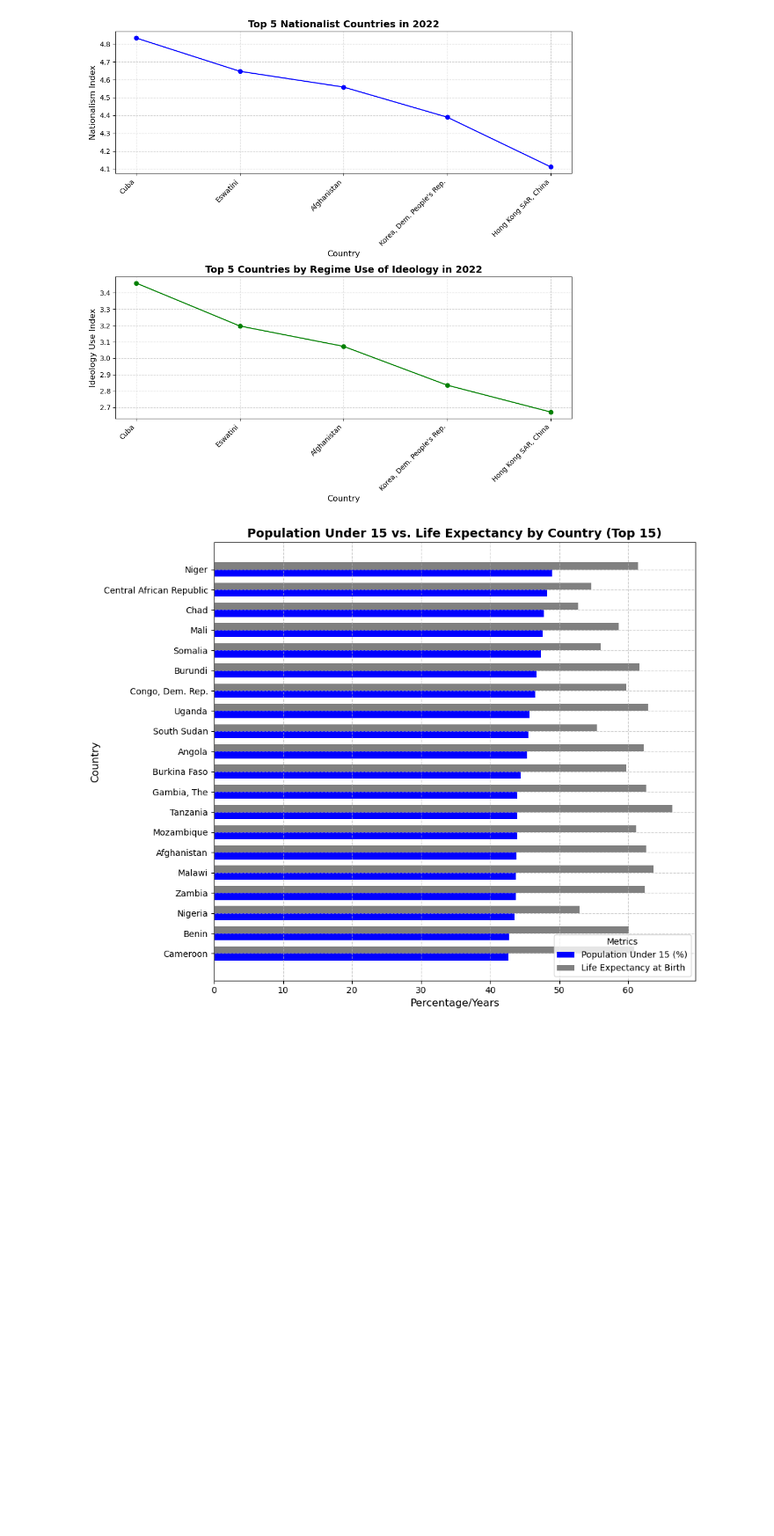
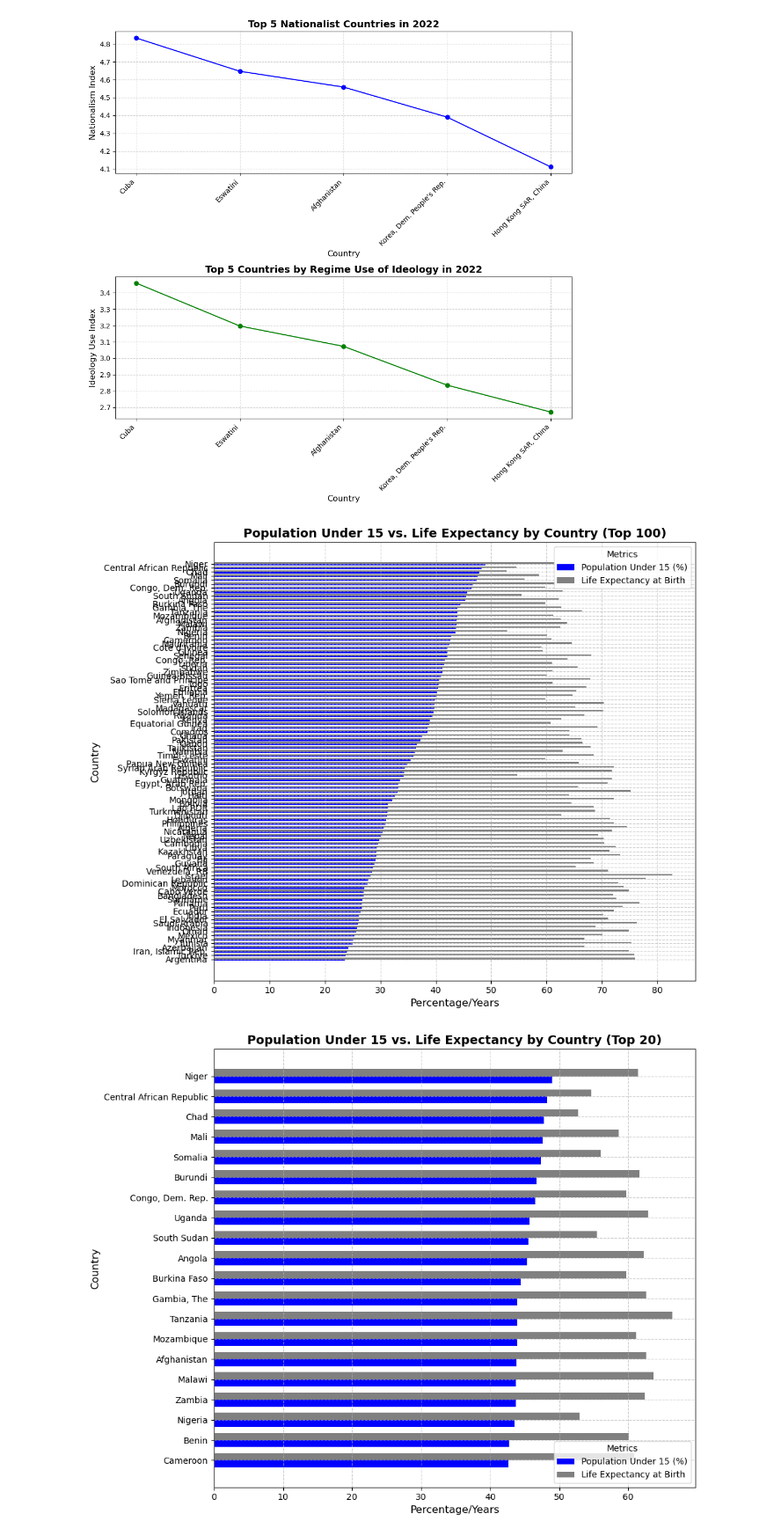
Before and after one commit to 17andreafranco/NationalismCorruptionData, a Jupyter notebook: NatCorrupt_VE.ipynb, the cells around one changed output. Shown at 88% size. Drawn from its saved outputs; the diff is of its cells as text; code cells hidden in the pictures; blank space fills up the shorter version.

```diff
--- a/NatCorrupt_VE.ipynb
+++ b/NatCorrupt_VE.ipynb
@@ -217,6 +266,48 @@ plt.show()
 # %% [output]
 [figure]
 # %%
+#Population Under 15 vs. Life Expectancy by Country (Top 100)
+
+# Dataframe information
+df_year = df[df['year'] == 2020]
+
+df_corruption = (df_year[['country', 'wdi_pop_under_15', 'wdi_life_expectancy_at_birth']]
+                 .groupby('country')
+                 .mean()
+                 .dropna())
+
+df_top_countries = df_corruption.nlargest(100, 'wdi_pop_under_15').sort_values(by='wdi_pop_under_15', ascending=True)
+
+# Crate horizontal group
+plt.figure(figsize=(10, 8))
+bar_width = 0.35
+index = range(len(df_top_countries))
+
+plt.barh(index,
+         df_top_countries['wdi_pop_under_15'],
+         height=bar_width,
+         color='blue',
+         label='Population Under 15 (%)')
+
+plt.barh([i + bar_width for i in index],
+         df_top_countries['wdi_life_expectancy_at_birth'],
+         height=bar_width,
+         color='grey',
+         label='Life Expectancy at Birth')
+
+# Graphic configuration
+plt.title('Population Under 15 vs. Life Expectancy by Country (Top 100)', fontsize=14, fontweight='bold')
+plt.xlabel('Percentage/Years', fontsize=12)
+plt.ylabel('Country', fontsize=12)
+plt.yticks([i + bar_width / 2 for i in index], df_top_countries.index)
+plt.legend(title='Metrics', fontsize=10)
+plt.grid(True, linestyle='--', alpha=0.6)
+
+# Show graph
+plt.tight_layout()
+plt.show()
+
+
 #Population Under 15 vs. Life Expectancy by Country (Top 20)
 
 # Dataframe information
@@ -230,35 +321,36 @@ df_corruption = (df_year[['country', 'wdi_pop_under_15', 'wdi_life_expectancy_at
 df_top_countries = df_corruption.nlargest(20, 'wdi_pop_under_15').sort_values(by='wdi_pop_under_15', ascending=True)
 
 # Crate horizontal group
 plt.figure(figsize=(10, 8))
 bar_width = 0.35
 index = range(len(df_top_countries))
 
 plt.barh(index,
          df_top_countries['wdi_pop_under_15'],
          height=bar_width,
          color='blue',
          label='Population Under 15 (%)')
 
 plt.barh([i + bar_width for i in index],
          df_top_countries['wdi_life_expectancy_at_birth'],
          height=bar_width,
          color='grey',
          label='Life Expectancy at Birth')
 
 # Graphic configuration
-plt.title('Population Under 15 vs. Life Expectancy by Country (Top 15)', fontsize=14, fontweight='bold')
+plt.title('Population Under 15 vs. Life Expectancy by Country (Top 20)', fontsize=14, fontweight='bold')
 plt.xlabel('Percentage/Years', fontsize=12)
 plt.ylabel('Country', fontsize=12)
 plt.yticks([i + bar_width / 2 for i in index], df_top_countries.index)
 plt.legend(title='Metrics', fontsize=10)
 plt.grid(True, linestyle='--', alpha=0.6)
 
 # Show graph
 plt.tight_layout()
 plt.show()
 # %% [output]
-[figure, old version]
+[figure, new version]
+[figure, added]
 # %%
 # Average Expectancy at Birth and Urban Population by Year
 
```
Also changed, not shown: parts of 5 cells of this notebook, 5 other files.
